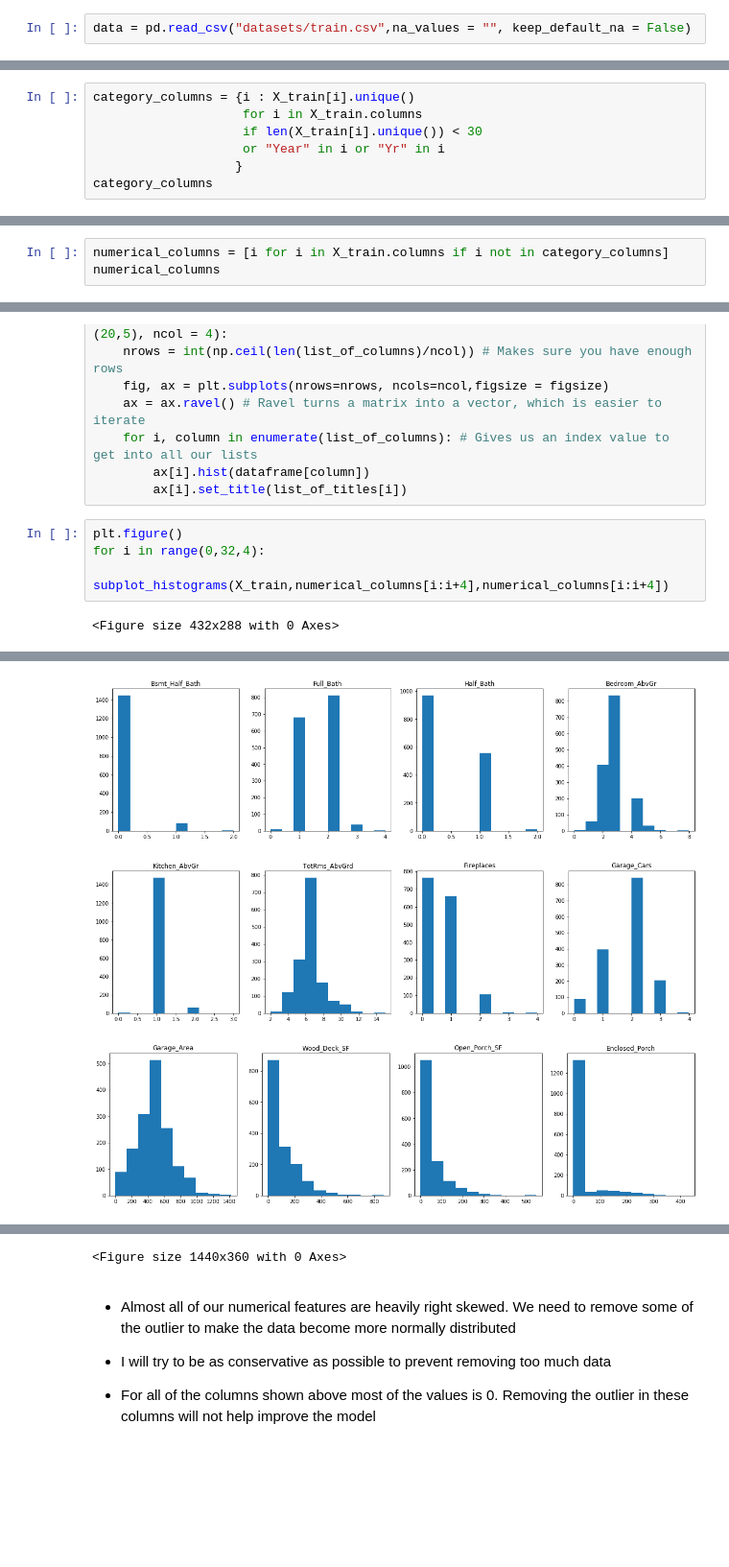
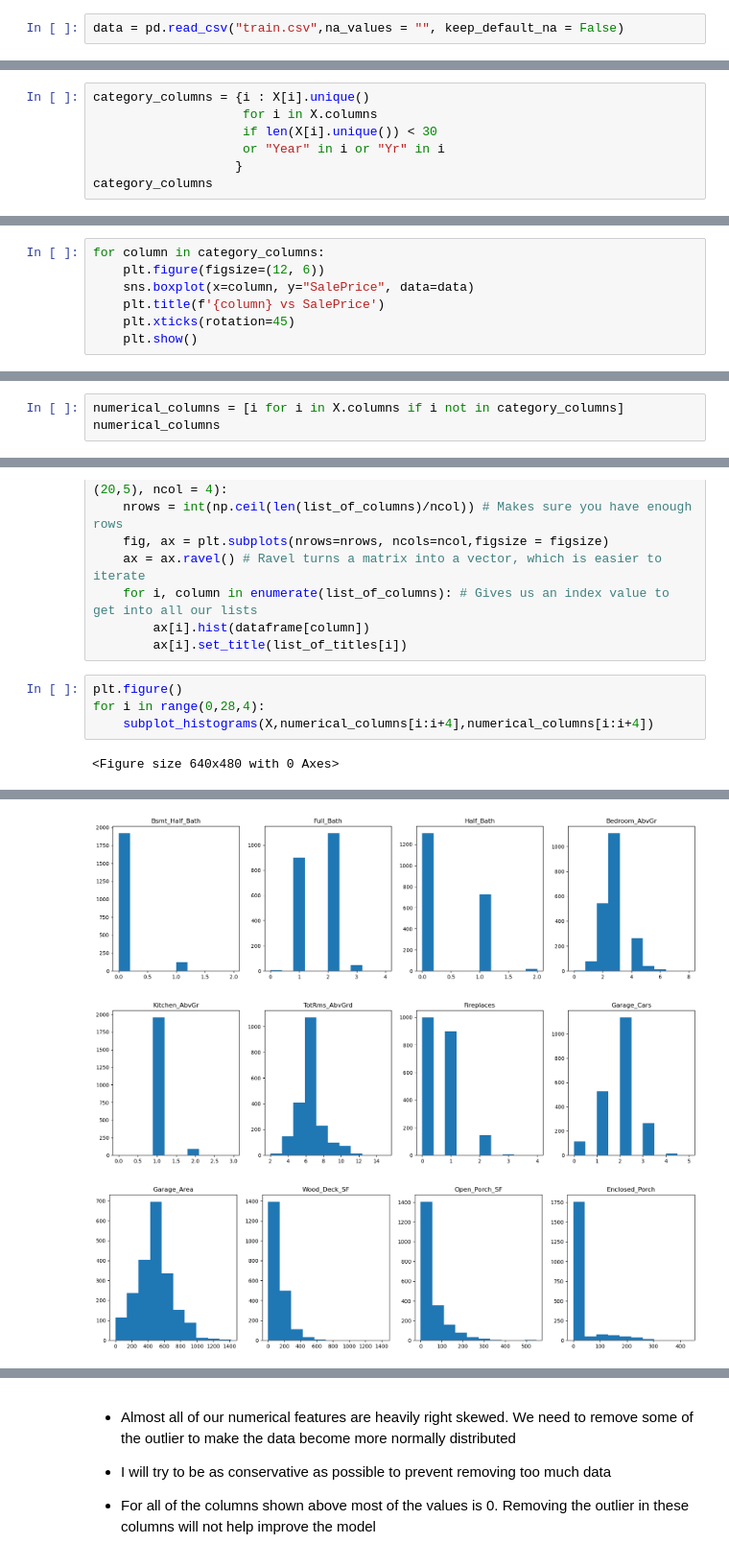
Before and after one commit to mtruongn93/Ames-Housing-Price-Prediction, a Jupyter notebook: House Price Prediction.ipynb, the cells around one changed output, grey strips where cells are left out. Shown at 96% size. Saved outputs shown, nothing was run; the diff lists cells and outputs as text; blank space fills up the shorter version.

Commit message:
updated house price prediction

```diff
--- a/House Price Prediction.ipynb
+++ b/House Price Prediction.ipynb
@@ -39,5 +46,5 @@ warnings.filterwarnings("ignore")
 # %%
-data = pd.read_csv("datasets/train.csv",na_values = "", keep_default_na = False)
+data = pd.read_csv("train.csv",na_values = "", keep_default_na = False)
 # %%
 data.info()
 # %% [output]
@@ -99,7 +103,7 @@ X_train, X_test, y_train, y_test = train_test_split(X,y,random_state = 42)
 # %%
-category_columns = {i : X_train[i].unique()
-                    for i in X_train.columns
-                    if len(X_train[i].unique()) < 30
+category_columns = {i : X[i].unique()
+                    for i in X.columns
+                    if len(X[i].unique()) < 30
                     or "Year" in i or "Yr" in i
                    }
 category_columns
@@ -128,3 +132,10 @@ category_columns = [i for i in category_columns.keys()
                                  'Bedroom_AbvGr', 'Kitchen_AbvGr', 'TotRms_AbvGrd', 'Fireplaces', 'Pool_Area',
                                  'Garage_Cars', '3Ssn_Porch', 'Misc_Val']
                    ]
+# %%
+for column in category_columns:
+    plt.figure(figsize=(12, 6))
+    sns.boxplot(x=column, y="SalePrice", data=data)
+    plt.title(f'{column} vs SalePrice')
+    plt.xticks(rotation=45)
+    plt.show()
@@ -131,5 +156,5 @@ category_columns = [i for i in category_columns.keys()
 # %%
-numerical_columns = [i for i in X_train.columns if i not in category_columns]
+numerical_columns = [i for i in X.columns if i not in category_columns]
 numerical_columns
 # %% [output]
 ['Lot_Frontage',
@@ -187,7 +211,7 @@ def subplot_histograms(dataframe, list_of_columns, list_of_titles, figsize = (20
         ax[i].set_title(list_of_titles[i])
 # %%
 plt.figure()
-for i in range(0,32,4):
-        subplot_histograms(X_train,numerical_columns[i:i+4],numerical_columns[i:i+4])
+for i in range(0,28,4):
+    subplot_histograms(X,numerical_columns[i:i+4],numerical_columns[i:i+4])
 # %% [output]
-<Figure size 432x288 with 0 Axes>
+<Figure size 640x480 with 0 Axes>
@@ -197,3 +221,3 @@ for i in range(0,32,4):
-[figure, old version]
+[figure, new version]
-[figure, old version]
+[figure, new version]
-[figure, old version]
+[figure, new version]
@@ -201,4 +225,3 @@ for i in range(0,32,4):
-<Figure size 1440x360 with 0 Axes>
 # %% [markdown]
 - Almost all of our numerical features are heavily right skewed. We need to remove some of the outlier to make the data become more normally distributed
 
```
Also changed, not shown: parts of 66 cells of this notebook, 1 other file.
